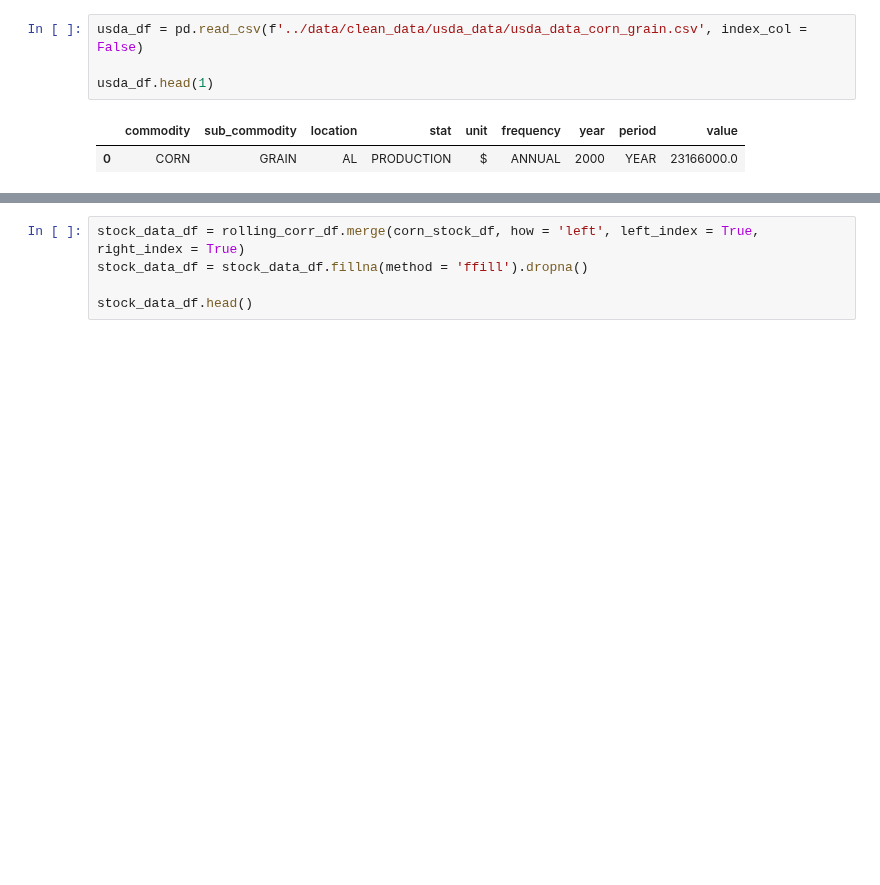
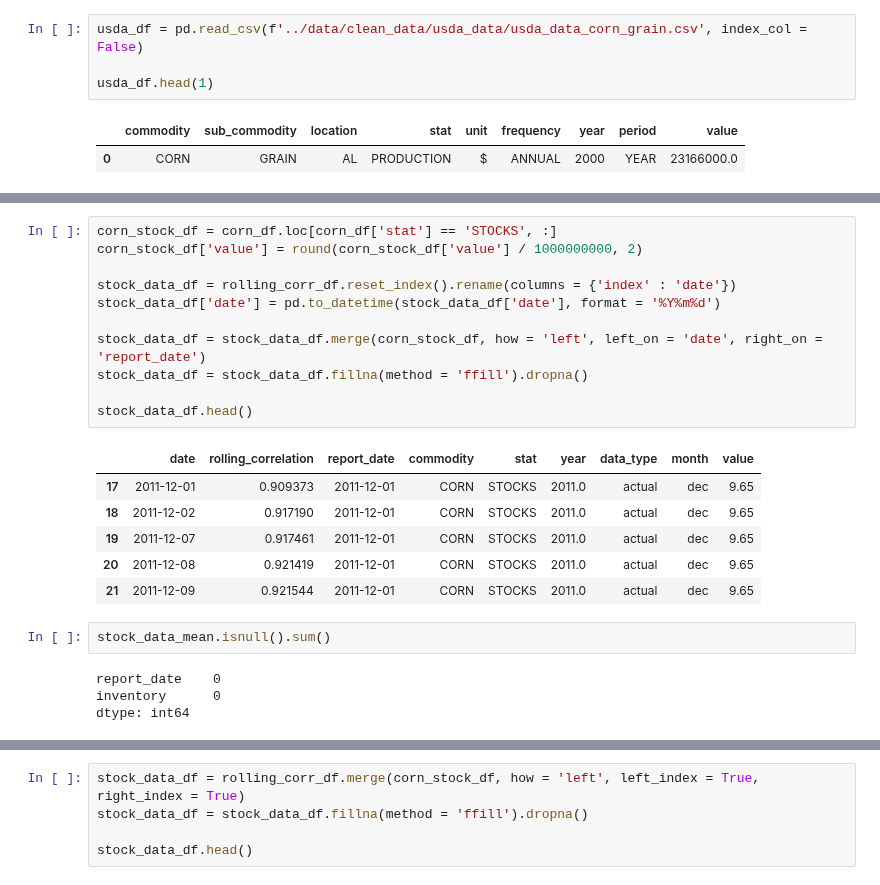
Before and after one commit to stew1922/data_farming, a Jupyter notebook: notebooks/jordan.ipynb, the cells around one changed output, grey strips where cells are left out. Cells and saved outputs as stored; diff of their text form; blank space fills up the shorter version.

```diff
--- a/notebooks/jordan.ipynb
+++ b/notebooks/jordan.ipynb
@@ -99,0 +159,24 @@ def twinx(plot, element):
+# %%
+corn_stock_df = corn_df.loc[corn_df['stat'] == 'STOCKS', :]
+corn_stock_df['value'] = round(corn_stock_df['value'] / 1000000000, 2)
+
+stock_data_df = rolling_corr_df.reset_index().rename(columns = {'index' : 'date'})
+stock_data_df['date'] = pd.to_datetime(stock_data_df['date'], format = '%Y%m%d')
+
+stock_data_df = stock_data_df.merge(corn_stock_df, how = 'left', left_on = 'date', right_on = 'report_date')
+stock_data_df = stock_data_df.fillna(method = 'ffill').dropna()
+
+stock_data_df.head()
+# %% [output]
+|  | date | rolling_correlation | report_date | commodity | stat | year | data_type | month | value |
+| 17 | 2011-12-01 | 0.909373 | 2011-12-01 | CORN | STOCKS | 2011.0 | actual | dec | 9.65 |
+| 18 | 2011-12-02 | 0.917190 | 2011-12-01 | CORN | STOCKS | 2011.0 | actual | dec | 9.65 |
+| 19 | 2011-12-07 | 0.917461 | 2011-12-01 | CORN | STOCKS | 2011.0 | actual | dec | 9.65 |
+| 20 | 2011-12-08 | 0.921419 | 2011-12-01 | CORN | STOCKS | 2011.0 | actual | dec | 9.65 |
+| 21 | 2011-12-09 | 0.921544 | 2011-12-01 | CORN | STOCKS | 2011.0 | actual | dec | 9.65 |
+# %%
+stock_data_mean.isnull().sum()
+# %% [output]
+report_date    0
+inventory      0
+dtype: int64
```
Also changed, not shown: parts of 14 cells of this notebook, 4 other files.
